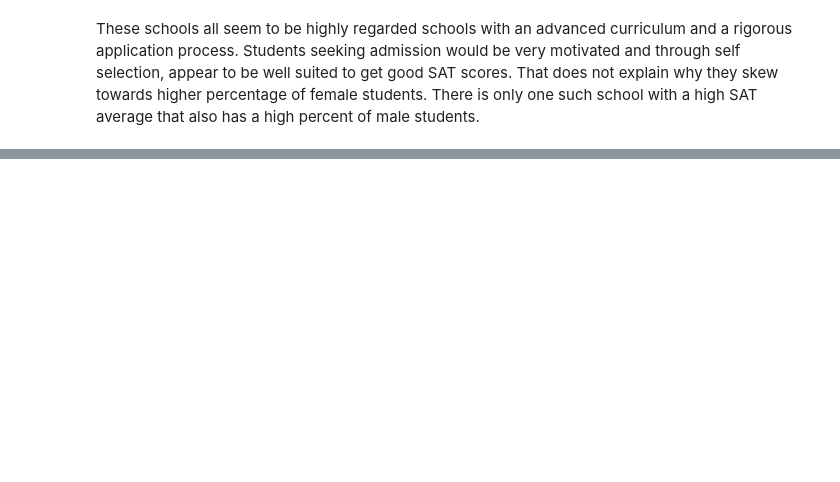
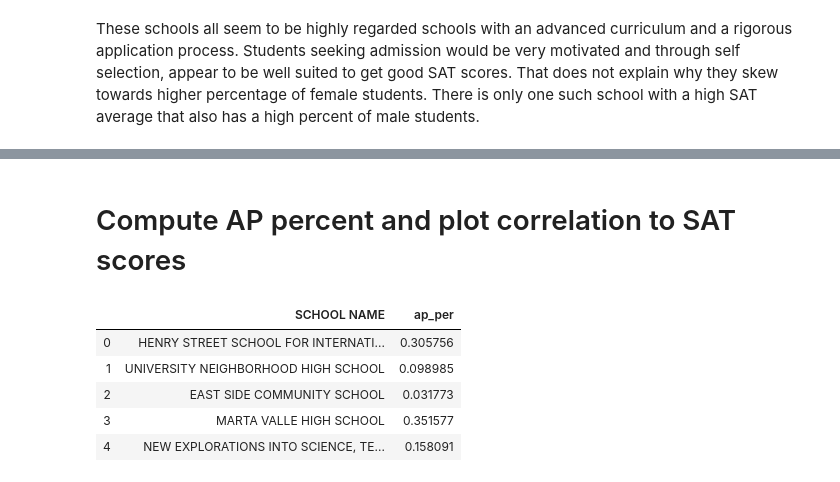
Before and after one commit to srinivasanprashant/NY-Schools-SAT-Data-Analysis, a Jupyter notebook: new-york-high-schools-SAT-analysis.ipynb, the cells around one changed output, grey strips where cells are left out. Drawn from its saved outputs; the diff is of its cells as text; code cells hidden in the pictures; blank space fills up the shorter version.

```diff
--- a/new-york-high-schools-SAT-analysis.ipynb
+++ b/new-york-high-schools-SAT-analysis.ipynb
@@ -852,3 +852,15 @@ combined[(combined["male_per"]>60) & (
 # %% [output]
 |  | SCHOOL NAME | Num of SAT Test Takers | Location 1 | school_dist | male_per | female_per |
 | 79 | HIGH SCHOOL FOR MATHEMATICS, SCIE... | 101 | 240 Convent Ave\nNew York, NY 100... | 05 | 65.8 | 34.2 |
+# %% [markdown]
+# Compute AP percent and plot correlation to SAT scores
+# %%
+combined["ap_per"] = combined["AP Test Takers "]/combined["total_enrollment"]
+combined[["SCHOOL NAME", "ap_per"]].head()
+# %% [output]
+|  | SCHOOL NAME | ap_per |
+| 0 | HENRY STREET SCHOOL FOR INTERNATI... | 0.305756 |
+| 1 | UNIVERSITY NEIGHBORHOOD HIGH SCHOOL | 0.098985 |
+| 2 | EAST SIDE COMMUNITY SCHOOL | 0.031773 |
+| 3 | MARTA VALLE HIGH SCHOOL | 0.351577 |
+| 4 | NEW EXPLORATIONS INTO SCIENCE, TE... | 0.158091 |
```
Also changed, not shown: parts of 2 cells of this notebook.
